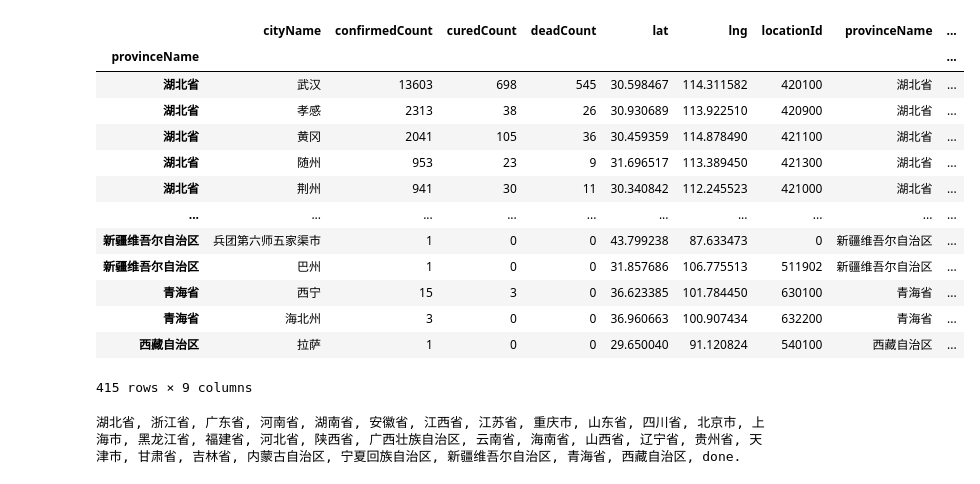
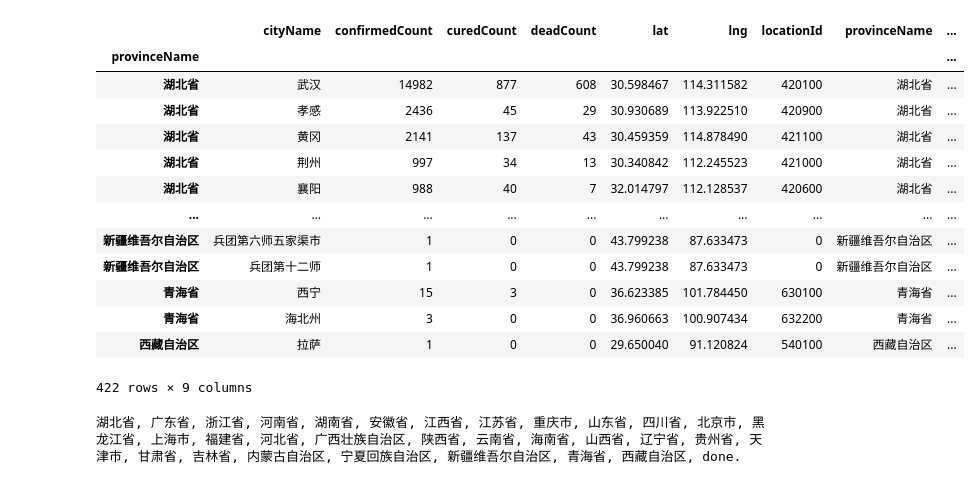
Before and after one commit to listenzcc/draw_ncov_map, a Jupyter notebook: plot_locations.ipynb, the cells around one changed output. Cells and saved outputs as stored; diff of their text form; code cells hidden in the pictures.

```diff
--- a/plot_locations.ipynb
+++ b/plot_locations.ipynb
@@ -27,28 +27,28 @@ with open(LOG_FILENAME, 'w') as f:
 logging.basicConfig(filename=LOG_FILENAME, level=logging.DEBUG, format=LOG_FORMAT)
 # %%
 """
-Fetch provinces_df from json file
+Fetch provinces_df from json file.
     provinces_df: dataframe of counts, index as provinceName
 """
 
 provinces_df = pd.read_json(PROVINCES_JSON_FILENAME)
 provinces_df = provinces_df.set_index('provinceName', drop=False)
 provinces_df
 # %% [output]
 |  | cityName | confirmedCount | curedCount | deadCount | lat | lng | locationId | provinceName | ... |
 | provinceName |  |  |  |  |  |  |  |  | ... |
-| 湖北省 | 武汉 | 13603 | 698 | 545 | 30.598467 | 114.311582 | 420100 | 湖北省 | ... |
-| 湖北省 | 孝感 | 2313 | 38 | 26 | 30.930689 | 113.922510 | 420900 | 湖北省 | ... |
-| 湖北省 | 黄冈 | 2041 | 105 | 36 | 30.459359 | 114.878490 | 421100 | 湖北省 | ... |
-| 湖北省 | 随州 | 953 | 23 | 9 | 31.696517 | 113.389450 | 421300 | 湖北省 | ... |
-| 湖北省 | 荆州 | 941 | 30 | 11 | 30.340842 | 112.245523 | 421000 | 湖北省 | ... |
+| 湖北省 | 武汉 | 14982 | 877 | 608 | 30.598467 | 114.311582 | 420100 | 湖北省 | ... |
+| 湖北省 | 孝感 | 2436 | 45 | 29 | 30.930689 | 113.922510 | 420900 | 湖北省 | ... |
+| 湖北省 | 黄冈 | 2141 | 137 | 43 | 30.459359 | 114.878490 | 421100 | 湖北省 | ... |
+| 湖北省 | 荆州 | 997 | 34 | 13 | 30.340842 | 112.245523 | 421000 | 湖北省 | ... |
+| 湖北省 | 襄阳 | 988 | 40 | 7 | 32.014797 | 112.128537 | 420600 | 湖北省 | ... |
 | ... | ... | ... | ... | ... | ... | ... | ... | ... | ... |
 | 新疆维吾尔自治区 | 兵团第六师五家渠市 | 1 | 0 | 0 | 43.799238 | 87.633473 | 0 | 新疆维吾尔自治区 | ... |
-| 新疆维吾尔自治区 | 巴州 | 1 | 0 | 0 | 31.857686 | 106.775513 | 511902 | 新疆维吾尔自治区 | ... |
+| 新疆维吾尔自治区 | 兵团第十二师 | 1 | 0 | 0 | 43.799238 | 87.633473 | 0 | 新疆维吾尔自治区 | ... |
 | 青海省 | 西宁 | 15 | 3 | 0 | 36.623385 | 101.784450 | 630100 | 青海省 | ... |
 | 青海省 | 海北州 | 3 | 0 | 0 | 36.960663 | 100.907434 | 632200 | 青海省 | ... |
 | 西藏自治区 | 拉萨 | 1 | 0 | 0 | 29.650040 | 91.120824 | 540100 | 西藏自治区 | ... |
-415 rows × 9 columns
+422 rows × 9 columns
 # %%
 """
 Profiles of scatter traces.
@@ -64,7 +64,7 @@ size = 9
 visible = [True, True]
 # %%
 """
-Setup scatter traces,
+Setup scatter traces.
     scatter_traces: a dict in format of {{provinceName}: {scattermapbox instance}}
     provinceNames: name list of provinces
 """
@@ -115,4 +115,4 @@ for prov in provinceNames:
 
 print('done.')
 # %% [output]
-湖北省, 浙江省, 广东省, 河南省, 湖南省, 安徽省, 江西省, 江苏省, 重庆市, 山东省, 四川省, 北京市, 上海市, 黑龙江省, 福建省, 河北省, 陕西省, 广西壮族自治区, 云南省, 海南省, 山西省, 辽宁省, 贵州省, 天津市, 甘肃省, 吉林省, 内蒙古自治区, 宁夏回族自治区, 新疆维吾尔自治区, 青海省, 西藏自治区, done.
+湖北省, 广东省, 浙江省, 河南省, 湖南省, 安徽省, 江西省, 江苏省, 重庆市, 山东省, 四川省, 北京市, 黑龙江省, 上海市, 福建省, 河北省, 广西壮族自治区, 陕西省, 云南省, 海南省, 山西省, 辽宁省, 贵州省, 天津市, 甘肃省, 吉林省, 内蒙古自治区, 宁夏回族自治区, 新疆维吾尔自治区, 青海省, 西藏自治区, done.
```
Also changed, not shown: parts of 3 cells of this notebook, 1 other file.
